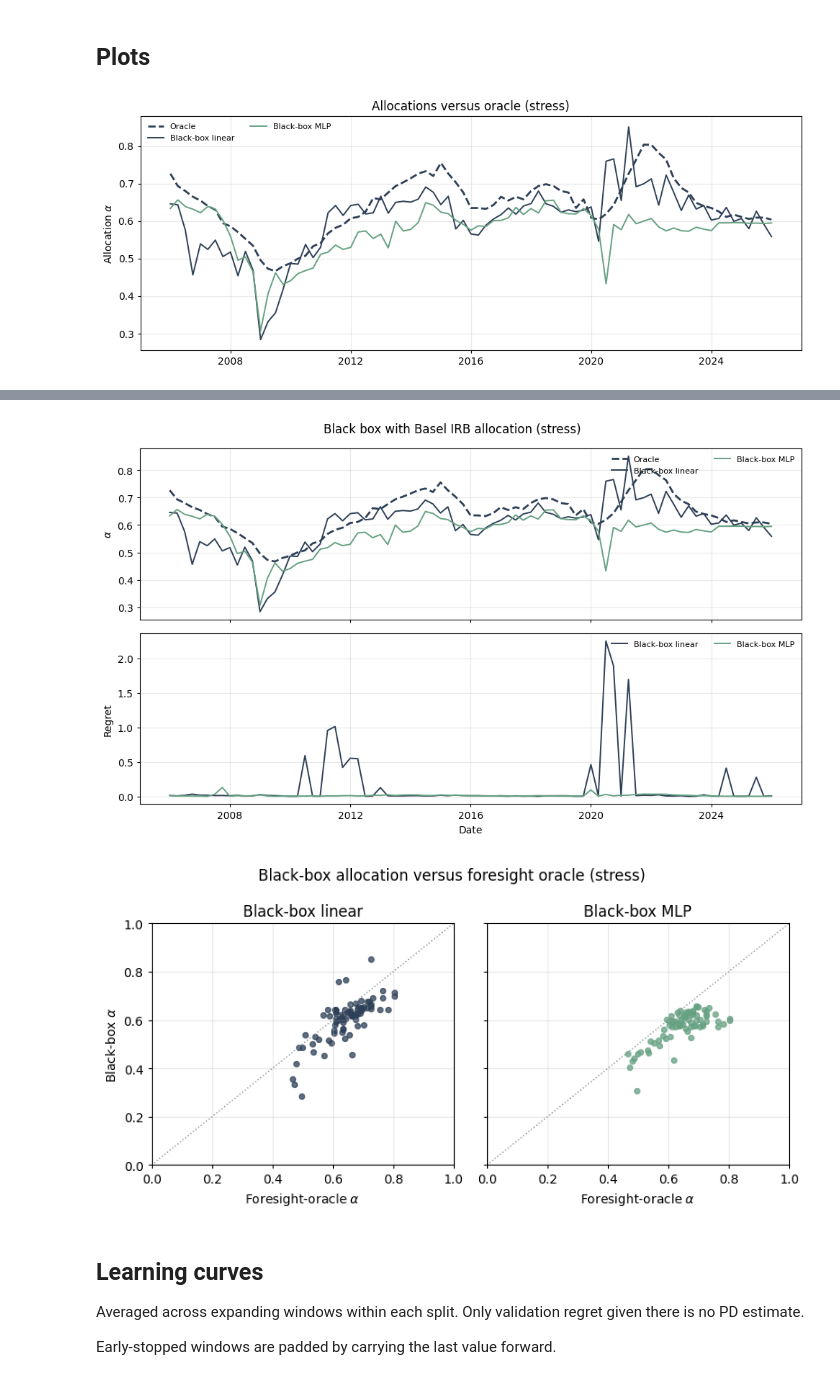
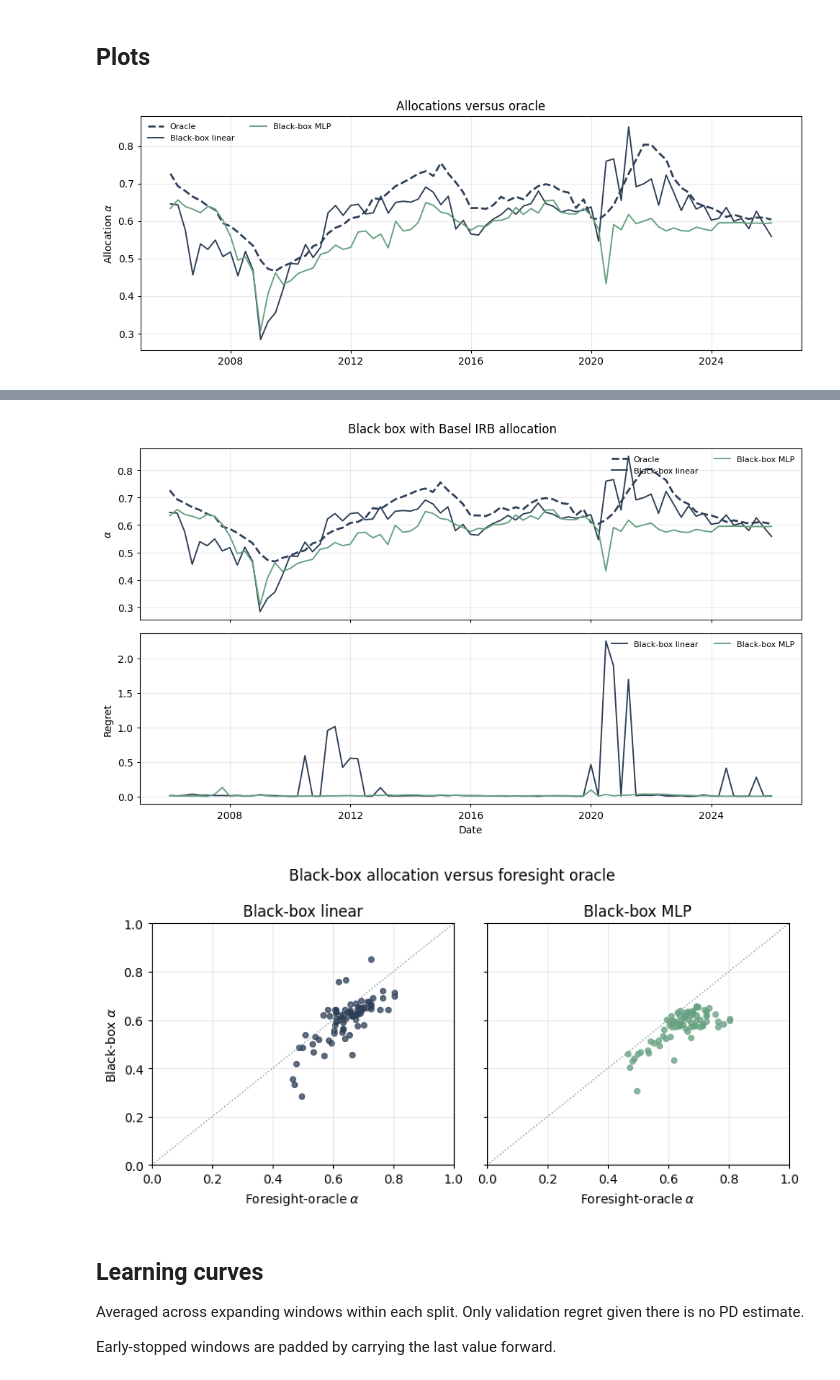
Before and after one commit to okeeffe-hannah/Decision_Focused_Learning_for_Capital_Allocation, a Jupyter notebook: dfl_for_capital_allocation/empirical/notebooks/03_black_box_empirical.ipynb, the cells around one changed output, grey strips where cells are left out. Cells and saved outputs as stored; diff of their text form; code cells hidden in the pictures.

```diff
--- a/dfl_for_capital_allocation/empirical/notebooks/03_black_box_empirical.ipynb
+++ b/dfl_for_capital_allocation/empirical/notebooks/03_black_box_empirical.ipynb
@@ -70,9 +70,8 @@ PD_A_CLIP_HIGH = 0.99
 ALPHA_BOUNDS = (float(CONST["alpha_bounds_min"]), float(CONST["alpha_bounds_max"]))
 ALPHA_OPT_XATOL = float(CONST["alpha_opt_xatol"])
 
-# Evaluation splits (can separate expanding-window experiments)
-SPLIT_NAME = "stress"
-SPLIT_CFG = {"first_test_date": "2006-01-01"}
+# Expanding-window evaluation
+FIRST_TEST_DATE = "2006-01-01"
 # %% [markdown]
 ## Quarterly PD, Basel IRB, and allocation objective
 # %%
@@ -415,18 +398,17 @@ print(f"Minimum regret across splits and models: {min_regret:.3e}")
 summary_cols = (["c_annual_raw", "c_q_lag1", "c_q_realised", "pd_q_realised", "pd_a_realised", "k_irb_realised"]
                 + ["alpha_oracle"] + [f"alpha_hat_{m}" for m in MODEL_ORDER]
                 + [f"regret_{m}" for m in MODEL_ORDER])
-for split_name, res in [(SPLIT_NAME, results_by_split[SPLIT_NAME])]:
-    print(f"=== {split_name} split summary ===")
-    display(describe_columns(res, summary_cols))
+print("=== Evaluation summary ===")
+display(describe_columns(results, summary_cols))
 
-shortfall_summary = pred_long.groupby(["split", "model"])[["shortfall_realised_at_hat", "shortfall_predicted_at_hat"]].agg(
+shortfall_summary = pred_long.groupby(["model"])[["shortfall_realised_at_hat", "shortfall_predicted_at_hat"]].agg(
     ["mean", "max", lambda s: float((s > 1e-12).mean())])
 shortfall_summary = shortfall_summary.rename(columns={"<lambda_0>": "bind_share"})
 print(f"Decision constants: LEVERAGE={LEVERAGE}, Y_BAR={Y_BAR}, LAMBDA={LAMBDA}")
 display(shortfall_summary)
 
-bb_std_desc = pred_long[pred_long["model"] == "blackbox_mlp"].groupby("split")["alpha_hat_std_bb"].describe()
-print("Cross-seed std of black-box MLP ensemble alphas (per split):")
+bb_std_desc = pred_long[pred_long["model"] == "blackbox_mlp"]["alpha_hat_std_bb"].describe()
+print("Cross-seed std of black-box MLP ensemble alphas:")
 display(bb_std_desc)
 # %% [output]
 Black-box guards passed (NaN PD fields, alphas within [0, 1]
@@ -482,7 +470,7 @@ def _model_lines(ax, plot_df, col_prefix, suffix="", models=None):
                 lw=MODEL_LW[m], label=f"{MODEL_LABELS[m]}{suffix}")
 
 
-def plot_split(res, split_name):
+def plot_results(res):
     fig_dir = FIGURES_DIR
     fig_dir.mkdir(parents=True, exist_ok=True)
     plot_df = res.sort_values("date").copy()
@@ -492,7 +480,7 @@ def plot_split(res, split_name):
     fig, ax = plt.subplots(figsize=(10, 4))
     ax.plot(plot_df["date"], plot_df["alpha_oracle"], color=ORACLE_COLOR, lw=2, ls="--", label="Oracle")
     _model_lines(ax, plot_df, "alpha_hat")
-    ax.set_ylabel(r"Allocation $\alpha$"); ax.set_title(f"Allocations versus oracle ({split_name})")
+    ax.set_ylabel(r"Allocation $\alpha$"); ax.set_title("Allocations versus oracle")
     format_date_axis(ax, year_step); ax.legend(frameon=False, fontsize=8, ncol=2); plt.tight_layout()
     plt.savefig(fig_dir / "allocation_comparison.png", dpi=200, bbox_inches="tight"); plt.show()
 
@@ -505,7 +493,7 @@ def plot_split(res, split_name):
     axes[1].set_ylabel("Cumulative regret"); axes[1].set_xlabel("Date"); axes[1].legend(frameon=False, fontsize=8)
     for ax in axes:
         format_date_axis(ax, year_step)
-    fig.suptitle(f"Regret ({split_name})"); plt.tight_layout()
+    fig.suptitle("Regret"); plt.tight_layout()
     plt.savefig(fig_dir / "regret.png", dpi=200, bbox_inches="tight"); plt.show()
 
     # 3. Compact panel: allocation + regret
@@ -519,7 +507,7 @@ def plot_split(res, split_name):
     axes[1].set_ylabel("Regret"); axes[1].set_xlabel("Date")
     for ax in axes:
         format_date_axis(ax, year_step); ax.legend(fontsize=8, frameon=False, loc="upper right", ncol=2)
-    fig.suptitle(f"Black box with Basel IRB allocation ({split_name})", fontsize=12)
+    fig.suptitle("Black box with Basel IRB allocation", fontsize=12)
     plt.tight_layout(); plt.savefig(fig_dir / "blackbox_pd_irb_compact_panel.png", dpi=220, bbox_inches="tight"); plt.show()
 
     # 4. Black-box alpha vs oracle alpha scatter
@@ -531,11 +519,10 @@ def plot_split(res, split_name):
         ax.set_title(MODEL_LABELS[m]); ax.set_xlabel(r"Foresight-oracle $\alpha$")
         ax.grid(True, alpha=0.28)
     np.atleast_1d(axes)[0].set_ylabel(r"Black-box $\alpha$")
-    fig.suptitle(f"Black-box allocation versus foresight oracle ({split_name})")
+    fig.suptitle("Black-box allocation versus foresight oracle")
     plt.tight_layout(); plt.savefig(fig_dir / "bb_alpha_vs_oracle_scatter.png", dpi=200, bbox_inches="tight"); plt.show()
 
 
-for split_name, res in [(SPLIT_NAME, results_by_split[SPLIT_NAME])]:
-    plot_split(res, split_name)
+plot_results(results)
 # %% [output]
-[figure, old version]
+[figure, new version]
@@ -543,5 +530,5 @@ for split_name, res in [(SPLIT_NAME, results_by_split[SPLIT_NAME])]:
-[figure, old version]
+[figure, new version]
-[figure, old version]
+[figure, new version]
 # %% [markdown]
 ## Learning curves
 
```
Also changed, not shown: parts of 5 cells of this notebook, 2 other files.
